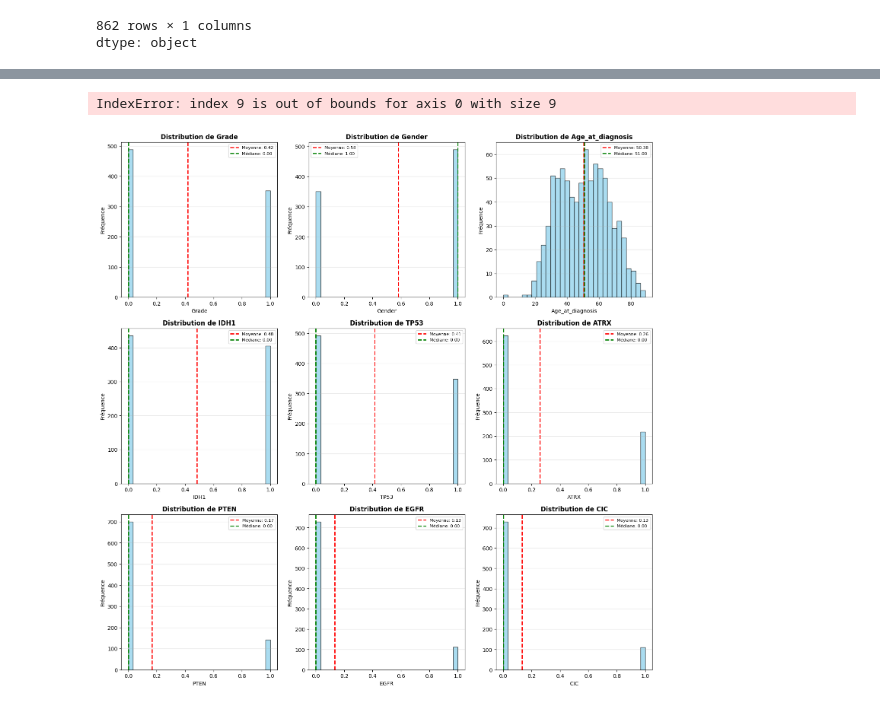
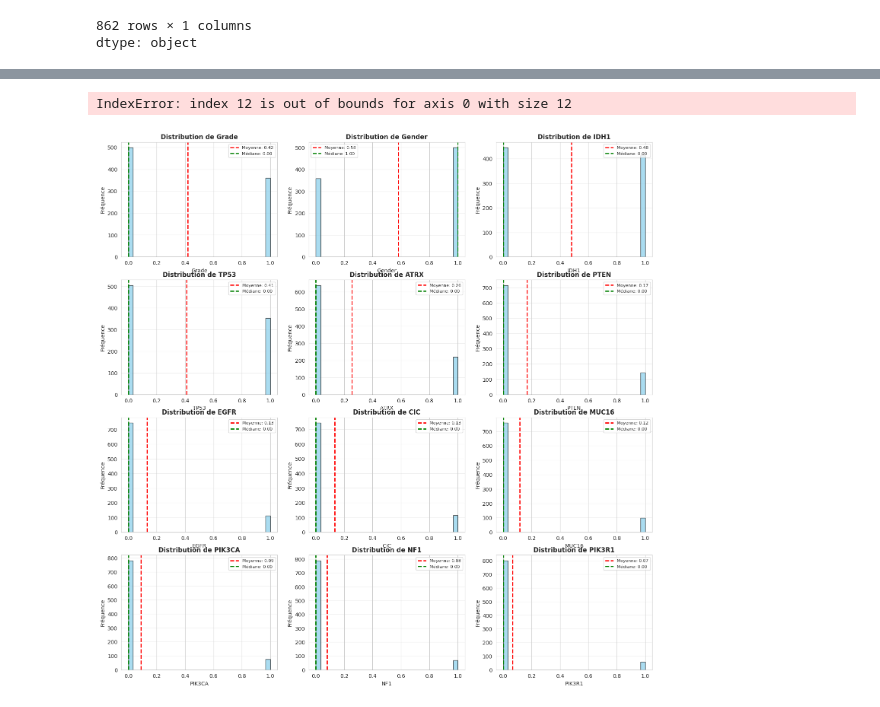
Before and after one commit to nadatakouri23/BrainTumor-Classification-ML, a Jupyter notebook: notebooks/BrainTumor.ipynb, the cells around one changed output, grey strips where cells are left out. Saved outputs shown, nothing was run; the diff lists cells and outputs as text; code cells hidden in the pictures.

```diff
--- a/notebooks/BrainTumor.ipynb
+++ b/notebooks/BrainTumor.ipynb
@@ -148,4 +276,0 @@ dtype: float64
-# %%
-
-df['Age_at_diagnosis'] = df['Age_at_diagnosis'].astype(int)
-df['Age_at_diagnosis']
@@ -167,6 +276,0 @@ dtype: int64
-# %%
-for col in df.columns:
-  numerical_features=["Age_at_diagnosis"]
-  if col not in numerical_features:
-    print(col,df[col].unique())
-    print("-"*70)
@@ -192,0 +277,10 @@ Applying Label Encoder for Gender
+# %%
+# Extraire années et jours depuis la colonne Age_at_diagnosis
+years = df['Age_at_diagnosis'].str.extract(r'(\d+) years').astype(float)
+days  = df['Age_at_diagnosis'].str.extract(r'(\d+) days').astype(float)
+
+# Calculer l'âge en années avec fractions
+df['Age_at_diagnosis'] = years + (days / 365)
+# Remplacer les NaN par la médiane
+median_age = df['Age_at_diagnosis'].median()
+df['Age_at_diagnosis'] = df['Age_at_diagnosis'].fillna(median_age)
@@ -253,5 +382,3 @@ df
-# %%
-df = df.drop(['Case_ID', 'Project'], axis=1)
 # %%
 mutation_cols = ['IDH1','TP53','ATRX','PTEN','EGFR','CIC','MUC16','PIK3CA',
                  'NF1','PIK3R1','FUBP1','RB1','NOTCH1','BCOR','CSMD3','SMARCA4',
@@ -382,31 +506,31 @@ df
 # %%
 numerical_cols = df.select_dtypes(include=['int64', bool]).columns
 
 
-fig, axes = plt.subplots(3, 3, figsize=(18, 18))
+fig, axes = plt.subplots(4, 3, figsize=(18, 18))
 axes = axes.ravel()
 
 for idx, col in enumerate(numerical_cols):
     axes[idx].hist(df[col], bins=30, color='skyblue',
                    alpha=0.7, edgecolor='black')
     axes[idx].set_title(f'Distribution de {col}', fontsize=12, fontweight='bold')
     axes[idx].set_xlabel(col, fontsize=10)
     axes[idx].set_ylabel('Fréquence', fontsize=10)
     axes[idx].grid(axis='y', alpha=0.3)
 
     # Statistiques
     mean_val = df[col].mean()
     median_val = df[col].median()
     axes[idx].axvline(mean_val, color='red', linestyle='--',
                       linewidth=2, label=f'Moyenne: {mean_val:.2f}')
     axes[idx].axvline(median_val, color='green', linestyle='--',
                       linewidth=2, label=f'Médiane: {median_val:.2f}')
     axes[idx].legend(fontsize=8)
 
 plt.tight_layout()
 plt.show()
 # %% [output]
-IndexError: index 9 is out of bounds for axis 0 with size 9
+IndexError: index 12 is out of bounds for axis 0 with size 12
-[figure, old version]
+[figure, new version]
 # %%
 import math
```
Also changed, not shown: parts of 58 cells of this notebook.
